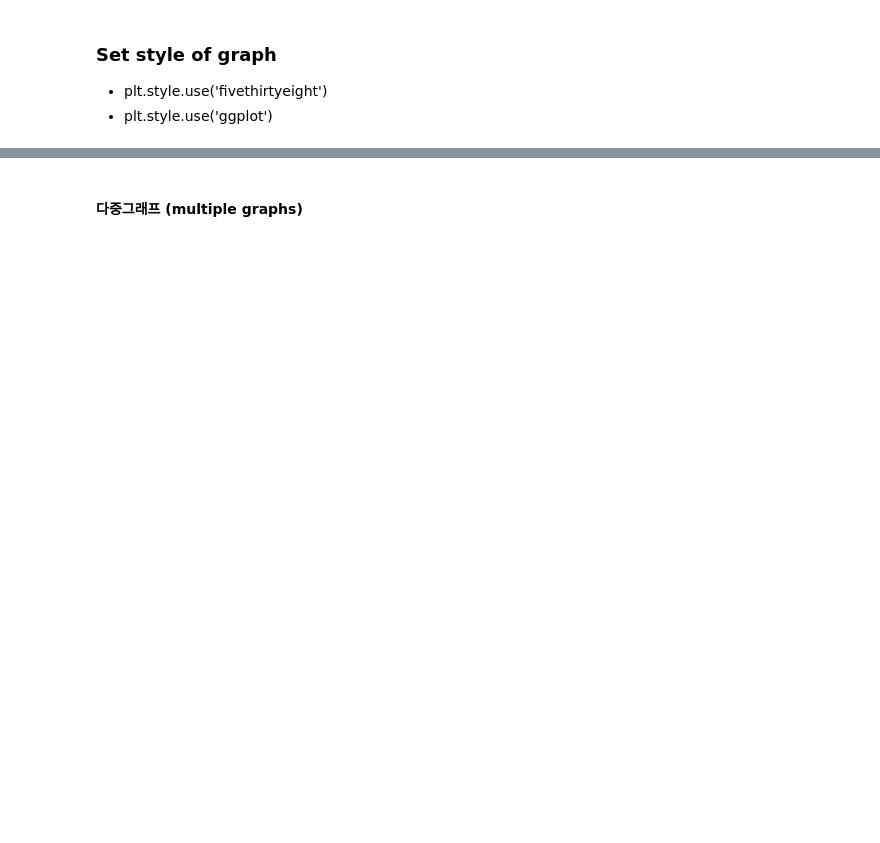
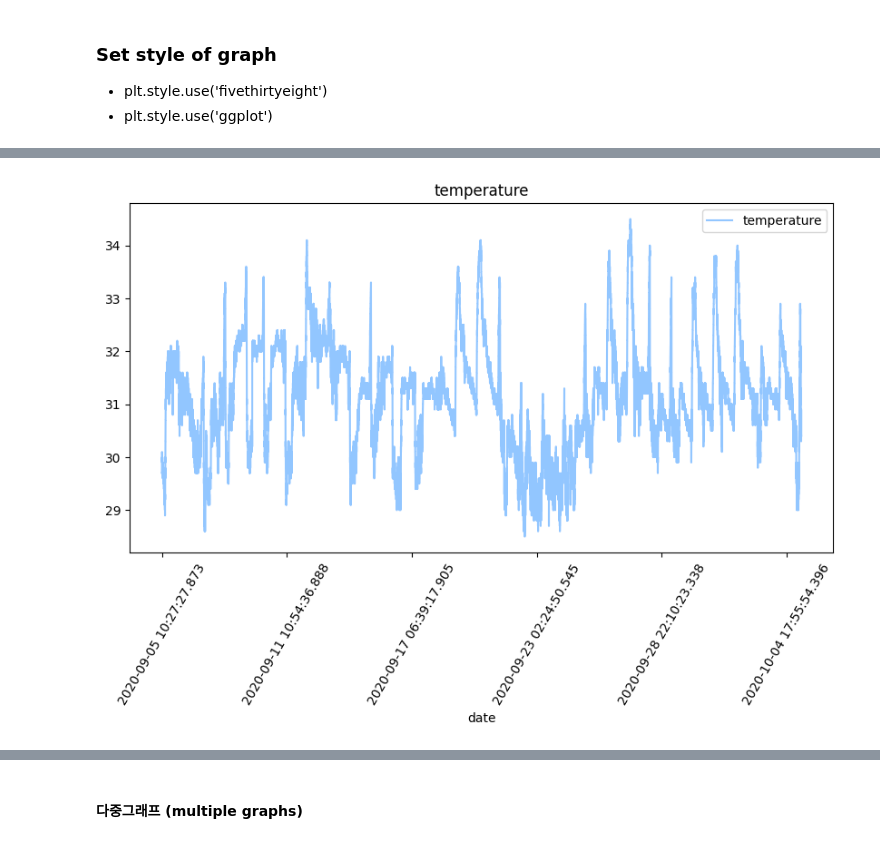
Before and after one commit to SALRIGO/pdm04, a Jupyter notebook: py-pandas/pandas_6_iot_nano33.ipynb, the cells around one changed output, grey strips where cells are left out. Drawn from its saved outputs; the diff is of its cells as text; code cells hidden in the pictures; blank space fills up the shorter version.

```diff
--- a/py-pandas/pandas_6_iot_nano33.ipynb
+++ b/py-pandas/pandas_6_iot_nano33.ipynb
@@ -277,7 +331,10 @@ plt.show()
 # %%
 iot_data.plot(x='date', y='temperature', figsize=(10,5), title='temperature')
+plt.xticks(rotation=60)
 plt.style.use('ggplot')
 plt.show()
+# %% [output]
+[figure, added]
 # %%
 # restore default style
 plt.style.use('default')
```
Also changed, not shown: parts of 53 cells of this notebook.
